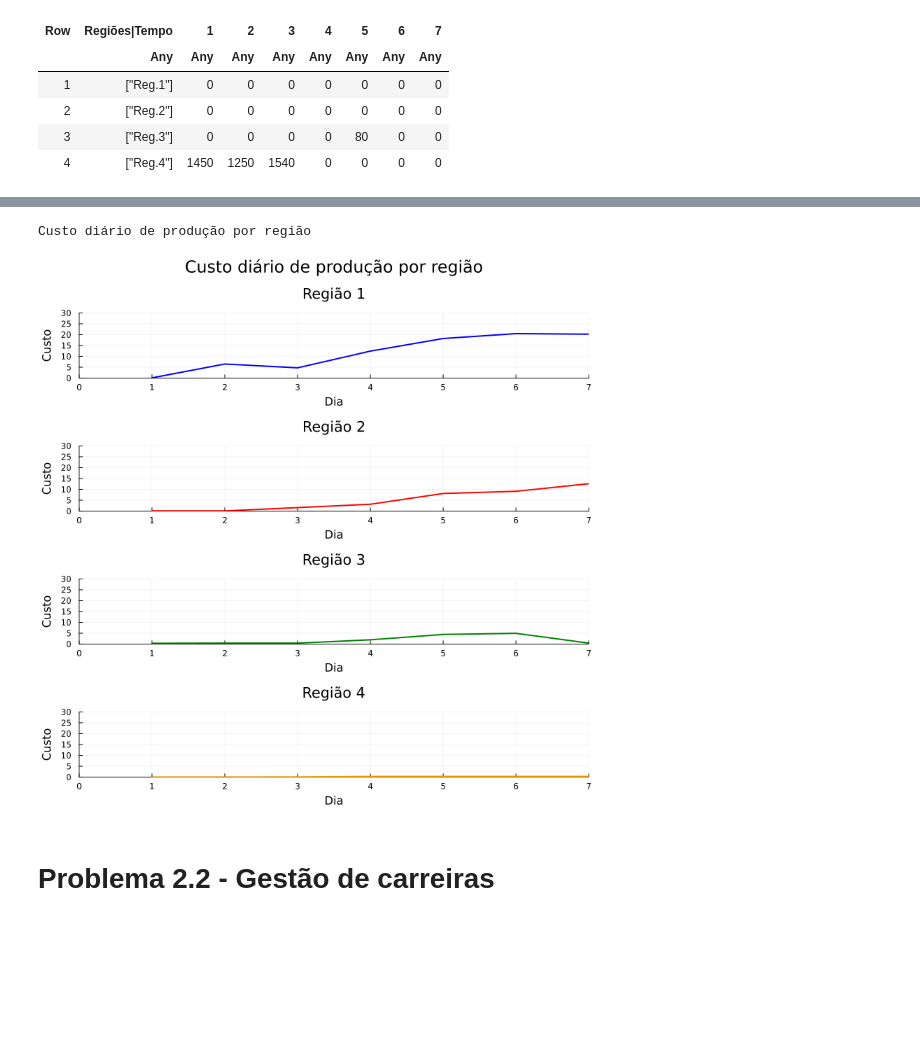
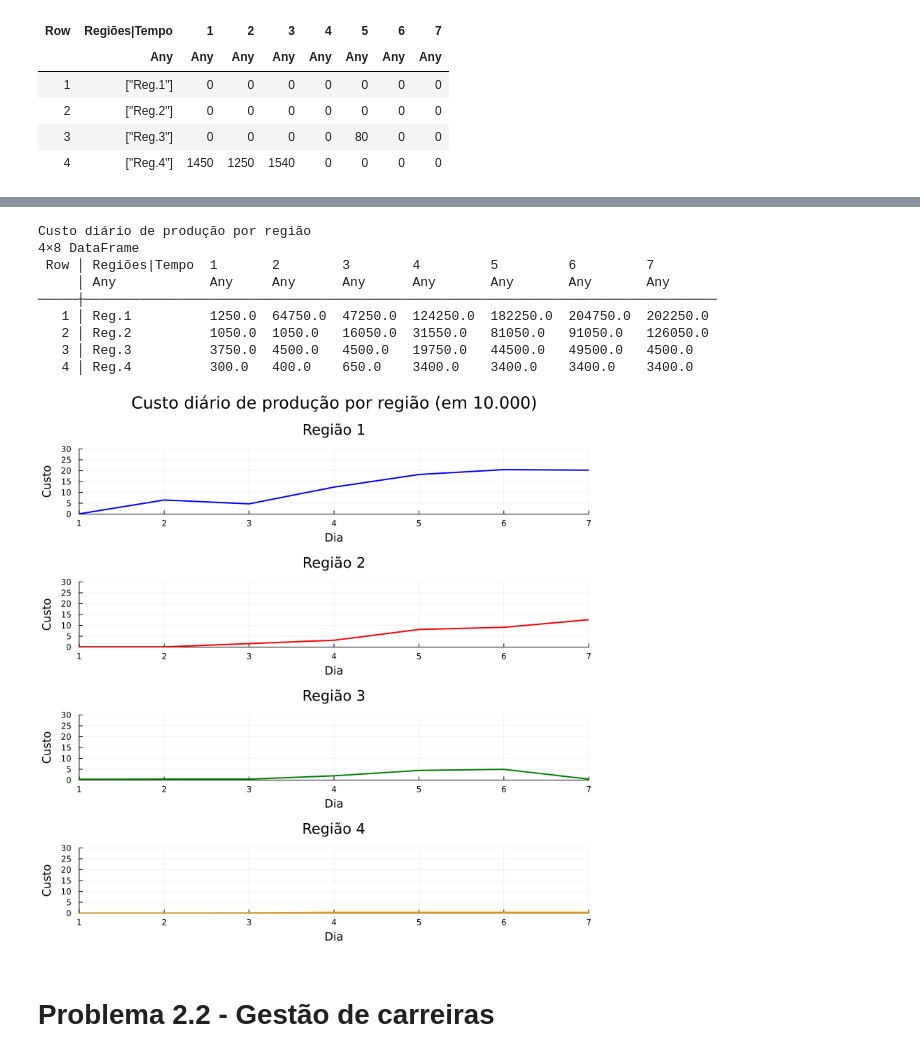
Before and after one commit to dandanjacob/PLI, a Jupyter notebook: implementacoes.ipynb, the cells around one changed output, grey strips where cells are left out. Saved outputs shown, nothing was run; the diff lists cells and outputs as text; code cells hidden in the pictures; blank space fills up the shorter version.

```diff
--- a/implementacoes.ipynb
+++ b/implementacoes.ipynb
@@ -376,29 +377,17 @@ A = [10 15 2 5 3 15 13;
     100 150 20 25 300 250 120;
     1700 1500 2300 290 30 70 90]
 
+#quantidade de água no reservatório no primeiro dia
+N = [10, 10, 10, 10]
+
 # Definindo o modelo
 model = Model(GLPK.Optimizer)
 
 #Variáveis de decisão
-
-#qtdd_produção_térmicas
-# for i in 1:qtdd_hidreletricas
-#     for j in 1:qtdd_termicas[i]
-#         for t in 1:T
-#             @variable(model, u[j,i,t], Int)
-#         end
-#     end
-# end
-# for i in 1:qtdd_hidreletricas
-#     for j in 1:qtdd_termicas[i]
-#         for t in 1:T
-#             @variable(model, [j, i, t], Int)  # Sintaxe anônima
-#         end
-#     end
-# end
+#qtdd_energia_produzida_termicas
 @variable(model, u[i = 1:qtdd_hidreletricas, j = 1:qtdd_termicas[i], 1:T] >= 0)
 
-#qtdd_produção_hidreletricas
+#qtdd_energia_produzida_hidreletricas
 @variable(model, v[1:qtdd_hidreletricas,1:T] >= 0, Int)
 
 #qtdd energia comprada spot
@@ -411,7 +400,7 @@ model = Model(GLPK.Optimizer)
 @variable(model, a[1:qtdd_hidreletricas,1:T] >= 0 , Int)
 
 #quantidade de água deixada no reservatório pro dia seguinte
-@variable(model, n[1:qtdd_hidreletricas,1:T] >= 0 , Int)
+@variable(model, n[1:qtdd_hidreletricas,2:T] >= 0 , Int)
 
 # Função objetivo
 @objective(model, Min, sum(u[i,j,t] * c[i,j] for i in 1:qtdd_hidreletricas, j in 1:qtdd_termicas[i], t in 1:T)
@@ -444,21 +433,30 @@ for i in 1:qtdd_hidreletricas
 end
 #limitação de afluência de água
 for i in 1:qtdd_hidreletricas
-    for t in 1:T
+    for t in 2:T
         @constraint(model, a[i,t] <= n[i,t] + A[i,t] - v[i,t])
     end
+end
+#limitação de afluências no primeiros dia
+for i in 1:qtdd_hidreletricas
+    @constraint(model, a[i,1] <= N[i] + A[i,1] - v[i,1])
 end
 #volume de água ao dia
 for i in 1:qtdd_hidreletricas
     for t in 1:T-1
+        if t == 1
+            #vol no reser + afluencia = energia + vazão + vol no reser dia seguinte
+            @constraint(model, N[i] + A[i,t] == n[i,2] + a[i,t] + v[i,t])
+        else
         #vol no reser + afluencia = energia + vazão + vol no reser dia seguinte
         @constraint(model, n[i,t] + A[i,t]  == a[i,t] + v[i,t] + n[i,t+1])
+        end
     end
 end
 
 #limitações dos reservatórios
 for i in 1:qtdd_hidreletricas
-    for t in 1:T
+    for t in 2:T
         @constraint(model, m[i] <= n[i,t] <= M[i])
     end
 end
@@ -663,38 +661,46 @@ end
 titles = ["Regiões|Tempo"]  # Definindo 'titles' como uma lista vazia antes do loop
 for i in 1:T
     push!(titles, string(Int(i)))
 end
 println("Custo diário de produção por região")
 custo_diario = DataFrame(results, titles)
 #plotar gráfico de linhas
-
+println(custo_diario)
 #escalonar valores de results para plotar
 results_escalonada = results[1:qtdd_hidreletricas,2:T+1] / 10000
 
 n_rows = qtdd_hidreletricas
 n_cols = 1
 layout = (n_rows, n_cols)
 
 # Definindo cores para as linhas do gráfico
 cores = [:blue, :red, :green, :orange, :purple, :yellow, :cyan, :magenta, :brown, :black]
 plots = []
 
 # Criando um gráfico pequeno para cada região
 for i in 1:qtdd_hidreletricas
     plotar = plot(1:T, results_escalonada[i,1:end], legend=false, color=cores[i], linewidth=2,
              xlabel="Dia", ylabel="Custo",
              title="Região $i",
-             xlims=(0, T), ylims=(0, 30),
-             xticks=0:T, yticks=0:5:30,
+             xlims=(1, T), ylims=(0, 30),
+             xticks=1:T, yticks=0:5:30,
              size=(800, 800))
     push!(plots, plotar)
 end
 
 # Criando o gráfico combinado
-plotar_custo = plot(plots..., layout=layout, plot_title="Custo diário de produção por região")
+plotar_custo = plot(plots..., layout=layout, plot_title="Custo diário de produção por região (em 10.000)")
 # %% [output]
 Custo diário de produção por região
+4×8 DataFrame
+ Row │ Regiões|Tempo  1       2        3        4         5         6         7
+     │ Any            Any     Any      Any      Any       Any       Any       Any
+─────┼─────────────────────────────────────────────────────────────────────────────────
+   1 │ Reg.1          1250.0  64750.0  47250.0  124250.0  182250.0  204750.0  202250.0
+   2 │ Reg.2          1050.0  1050.0   16050.0  31550.0   81050.0   91050.0   126050.0
+   3 │ Reg.3          3750.0  4500.0   4500.0   19750.0   44500.0   49500.0   4500.0
+   4 │ Reg.4          300.0   400.0    650.0    3400.0    3400.0    3400.0    3400.0
-[figure, old version]
+[figure, new version]
 # %% [markdown]
 # Problema 2.2 - Gestão de carreiras
 # %%
```
Also changed, not shown: parts of 10 cells of this notebook.
